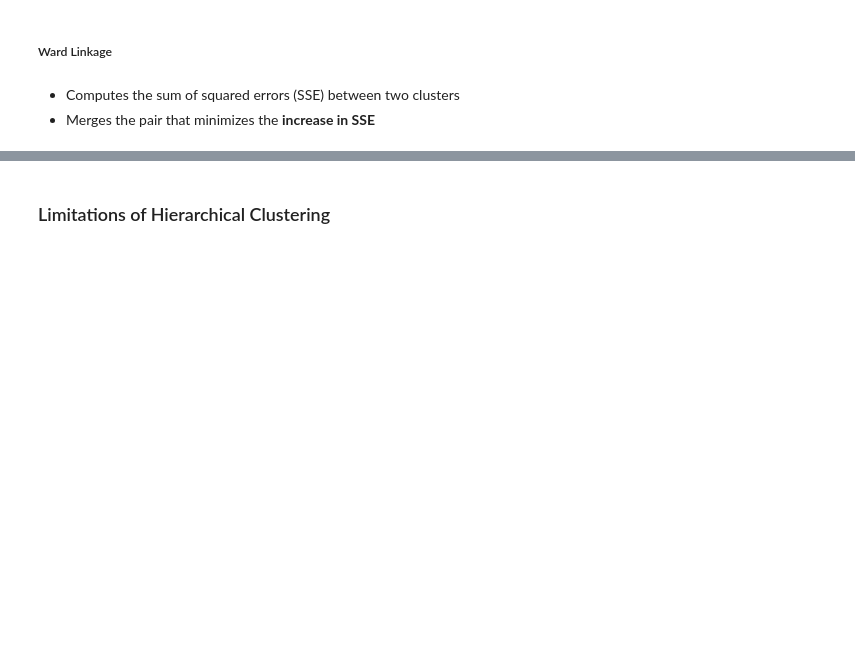
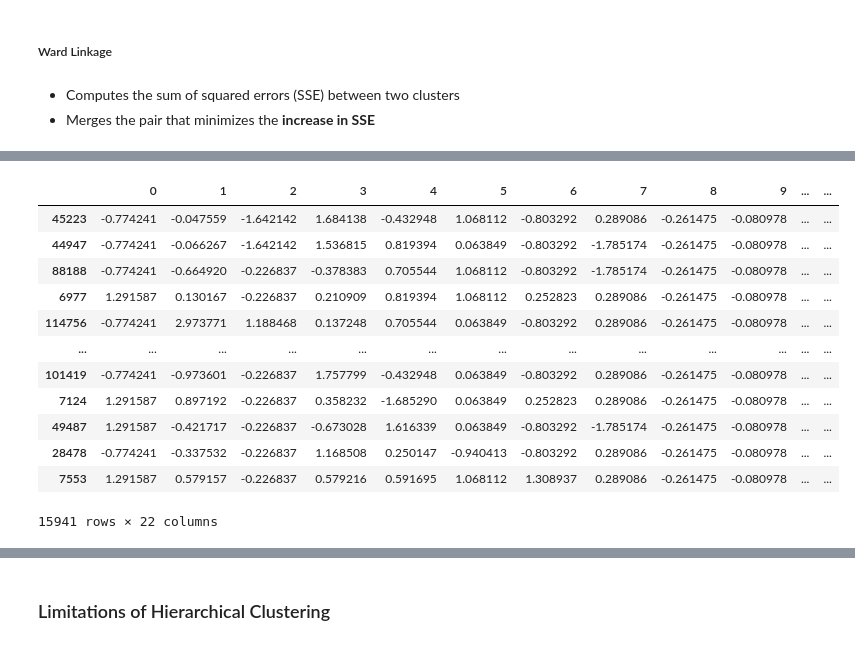
Before and after one commit to leelapis/bda, a Jupyter notebook: 4_Clustering_I_bda.ipynb, the cells around one changed output, grey strips where cells are left out. Saved outputs shown, nothing was run; the diff lists cells and outputs as text; code cells hidden in the pictures; blank space fills up the shorter version.

```diff
--- a/4_Clustering_I_bda.ipynb
+++ b/4_Clustering_I_bda.ipynb
@@ -664,0 +770,24 @@ rowDist
+# %%
+# --- Cut the dendrogram at K=2 using fcluster (SciPy) ---
+from scipy.cluster.hierarchy import fcluster
+
+hotClusters_scipy = fcluster(hotLink, t=14, criterion='distance')
+
+# Add to DataFrame
+hotdf_scipy = scaled_df_sample.copy()
+hotdf_scipy['cluster_scipy'] = hotClusters_scipy
+hotdf_scipy
+# %% [output]
+|  | 0 | 1 | 2 | 3 | 4 | 5 | 6 | 7 | 8 | 9 | ... | ... |
+| 45223 | -0.774241 | -0.047559 | -1.642142 | 1.684138 | -0.432948 | 1.068112 | -0.803292 | 0.289086 | -0.261475 | -0.080978 | ... | ... |
+| 44947 | -0.774241 | -0.066267 | -1.642142 | 1.536815 | 0.819394 | 0.063849 | -0.803292 | -1.785174 | -0.261475 | -0.080978 | ... | ... |
+| 88188 | -0.774241 | -0.664920 | -0.226837 | -0.378383 | 0.705544 | 1.068112 | -0.803292 | -1.785174 | -0.261475 | -0.080978 | ... | ... |
+| 6977 | 1.291587 | 0.130167 | -0.226837 | 0.210909 | 0.819394 | 1.068112 | 0.252823 | 0.289086 | -0.261475 | -0.080978 | ... | ... |
+| 114756 | -0.774241 | 2.973771 | 1.188468 | 0.137248 | 0.705544 | 0.063849 | -0.803292 | 0.289086 | -0.261475 | -0.080978 | ... | ... |
+| ... | ... | ... | ... | ... | ... | ... | ... | ... | ... | ... | ... | ... |
+| 101419 | -0.774241 | -0.973601 | -0.226837 | 1.757799 | -0.432948 | 0.063849 | -0.803292 | 0.289086 | -0.261475 | -0.080978 | ... | ... |
+| 7124 | 1.291587 | 0.897192 | -0.226837 | 0.358232 | -1.685290 | 0.063849 | 0.252823 | 0.289086 | -0.261475 | -0.080978 | ... | ... |
+| 49487 | 1.291587 | -0.421717 | -0.226837 | -0.673028 | 1.616339 | 0.063849 | -0.803292 | -1.785174 | -0.261475 | -0.080978 | ... | ... |
+| 28478 | -0.774241 | -0.337532 | -0.226837 | 1.168508 | 0.250147 | -0.940413 | -0.803292 | 0.289086 | -0.261475 | -0.080978 | ... | ... |
+| 7553 | 1.291587 | 0.579157 | -0.226837 | 0.579216 | 0.591695 | 1.068112 | 1.308937 | 0.289086 | -0.261475 | -0.080978 | ... | ... |
+15941 rows × 22 columns
```
Also changed, not shown: parts of 77 cells of this notebook, 5 other files.
